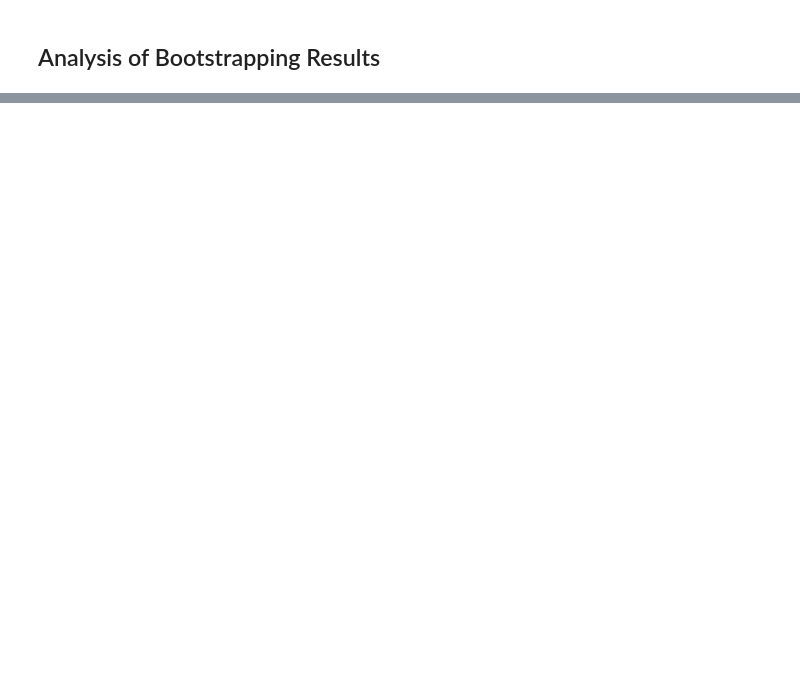
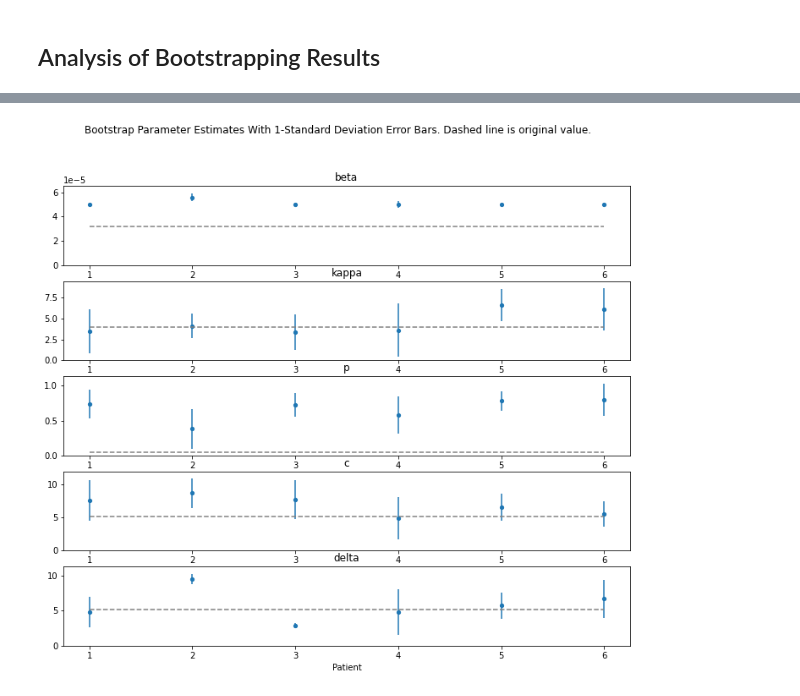
Before and after one commit to sys-bio/SBstoat, a Jupyter notebook: examples/virus/virus_analysis.ipynb, the cells around one changed output, grey strips where cells are left out. Cells and saved outputs as stored; diff of their text form; code cells hidden in the pictures; blank space fills up the shorter version.

```diff
--- a/examples/virus/virus_analysis.ipynb
+++ b/examples/virus/virus_analysis.ipynb
@@ -280,20 +297,22 @@ AttributeError: 'BootstrapResult' object has no attribute 'fittedStatistic'
 # %%
 # Construct parameter plots
 # TODO: Do horizontal plot of original values
 patients = [p+1 for p in patientDct.keys()]
 fig, axes = plt.subplots(5,1, figsize=(12,10))
 for pos, param in enumerate(PARAMS):
     ax = axes[pos]
     param = PARAMS[pos]
-    means = [f.bootstrapResult.meanDct[param] for f in fitters]
-    stds = [f.bootstrapResult.stdDct[param] for f in fitters]
+    means = [f.bootstrapResult.parameterMeanDct[param] for f in fitters]
+    stds = [f.bootstrapResult.parameterStdDct[param] for f in fitters]
     y_upper = max([s + m for s, m in zip(stds, means)])*1.1
     ax.errorbar(patients, means, yerr=stds, linestyle="")
     ax.scatter(patients, means, s=18.0)
     values = np.repeat(parameterDct[param].value, len(patients))
     ax.plot(patients, values, linestyle="dashed", color="grey")
     ax.set_title(param)
     ax.set_ylim([0, y_upper])
     if pos == len(PARAMS) - 1:
         ax.set_xlabel("Patient")
 _ = plt.suptitle("Bootstrap Parameter Estimates With 1-Standard Deviation Error Bars. Dashed line is original value.")
+# %% [output]
+[figure, added]
```
Also changed, not shown: parts of 3 cells of this notebook, 8 other files.
